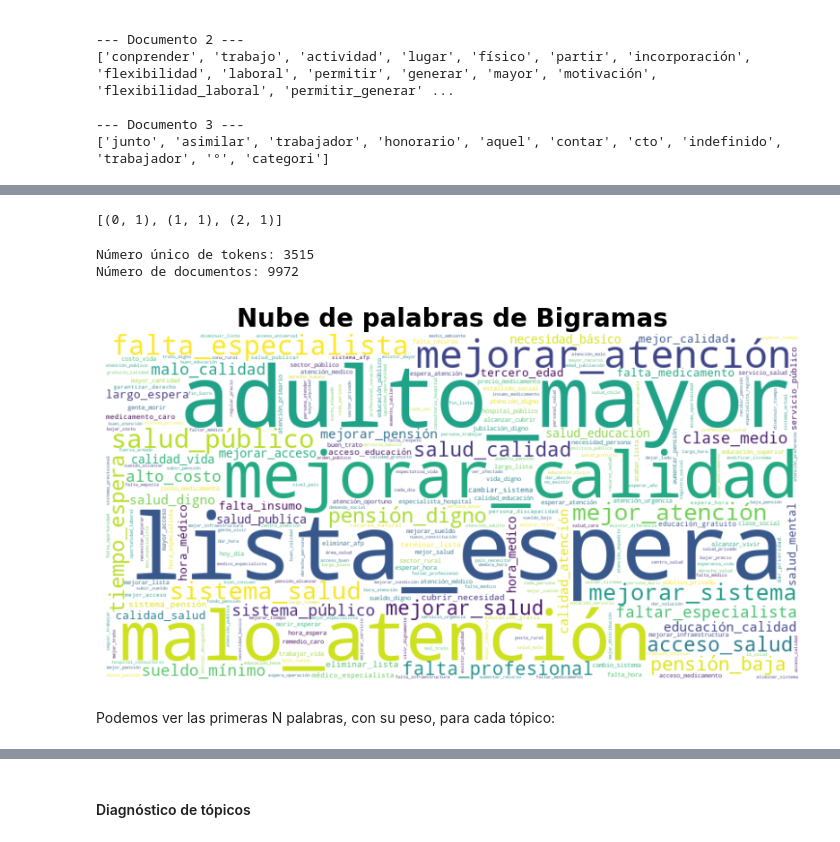
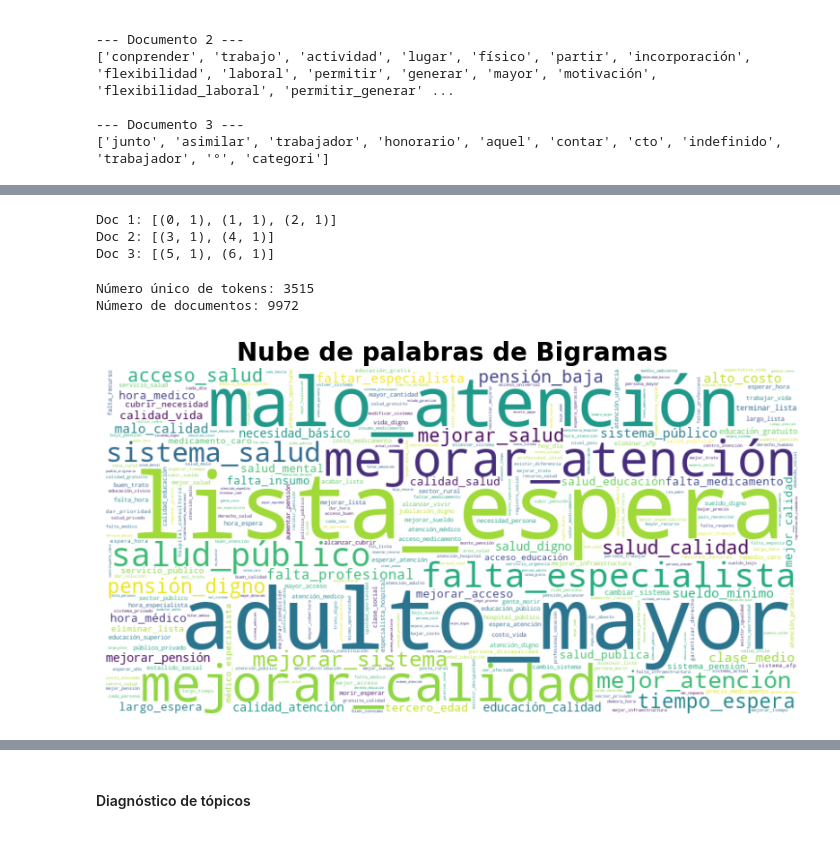
Before and after one commit to ctobar96/Comparando-topic-modeling-y-clustering, a Jupyter notebook: Tarea2_Cristian_Tobar.ipynb, the cells around one changed output, grey strips where cells are left out. Drawn from its saved outputs; the diff is of its cells as text; code cells hidden in the pictures.

```diff
--- a/Tarea2_Cristian_Tobar.ipynb
+++ b/Tarea2_Cristian_Tobar.ipynb
@@ -430,10 +402,14 @@ diccionario_bigramas = Dictionary(corpus_bigrams)
 # %%
 # Matriz documento-término (DTM)
 dtm_gensim = [diccionario_bigramas.doc2bow(i) for i in corpus_bigrams]
-# %%
-print(dtm_gensim[0])
-# %% [output]
-[(0, 1), (1, 1), (2, 1)]
+# %%
+# Muestra los 3 primeros documentos en formato BoW
+for i, doc_bow in enumerate(dtm_gensim[:3], 1):
+    print(f"Doc {i}: {doc_bow}")
+# %% [output]
+Doc 1: [(0, 1), (1, 1), (2, 1)]
+Doc 2: [(3, 1), (4, 1)]
+Doc 3: [(5, 1), (6, 1)]
 # %%
 print('Número único de tokens: %d' % len(diccionario_bigramas))
 print('Número de documentos: %d' % len(dtm_gensim))
@@ -443,20 +419,23 @@ Número de documentos: 9972
 # %%
 # Visualización del bigrama
 from collections import Counter
-freq_counter
+
+# Determinar la frecuencia de los bigramas
+flat_bigramas = [token for doc in corpus_bigrams for token in doc]
+freq_counter = Counter(flat_bigramas)
 
 wc = WordCloud(
     background_color='white',
     width=800,
     height=400,
     max_words=8549
 ).generate_from_frequencies(freq_counter)
 
 # Mostrar
 plt.figure(figsize=(10, 10))
 plt.imshow(wc, interpolation='bilinear')
 plt.axis('off')
 plt.title('Nube de palabras de Bigramas', fontsize=20, fontweight='bold')
 plt.show()
 # %% [output]
-[figure, old version]
+[figure, new version]
@@ -482,2 +441,0 @@ model = gensim.models.ldamodel.LdaModel(
-# %% [markdown]
-Podemos ver las primeras N palabras, con su peso, para cada tópico:
```
Also changed, not shown: parts of 26 cells of this notebook.
